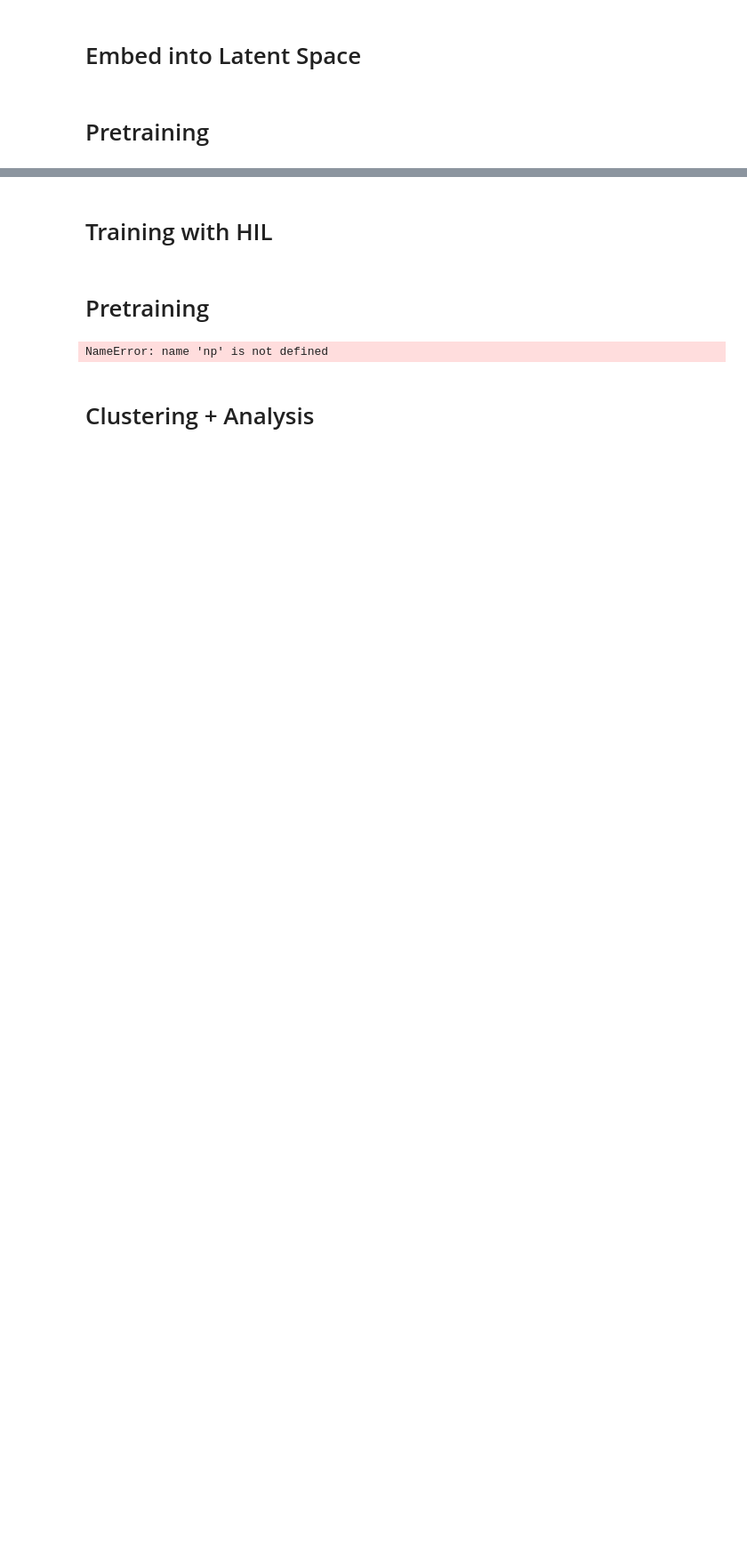
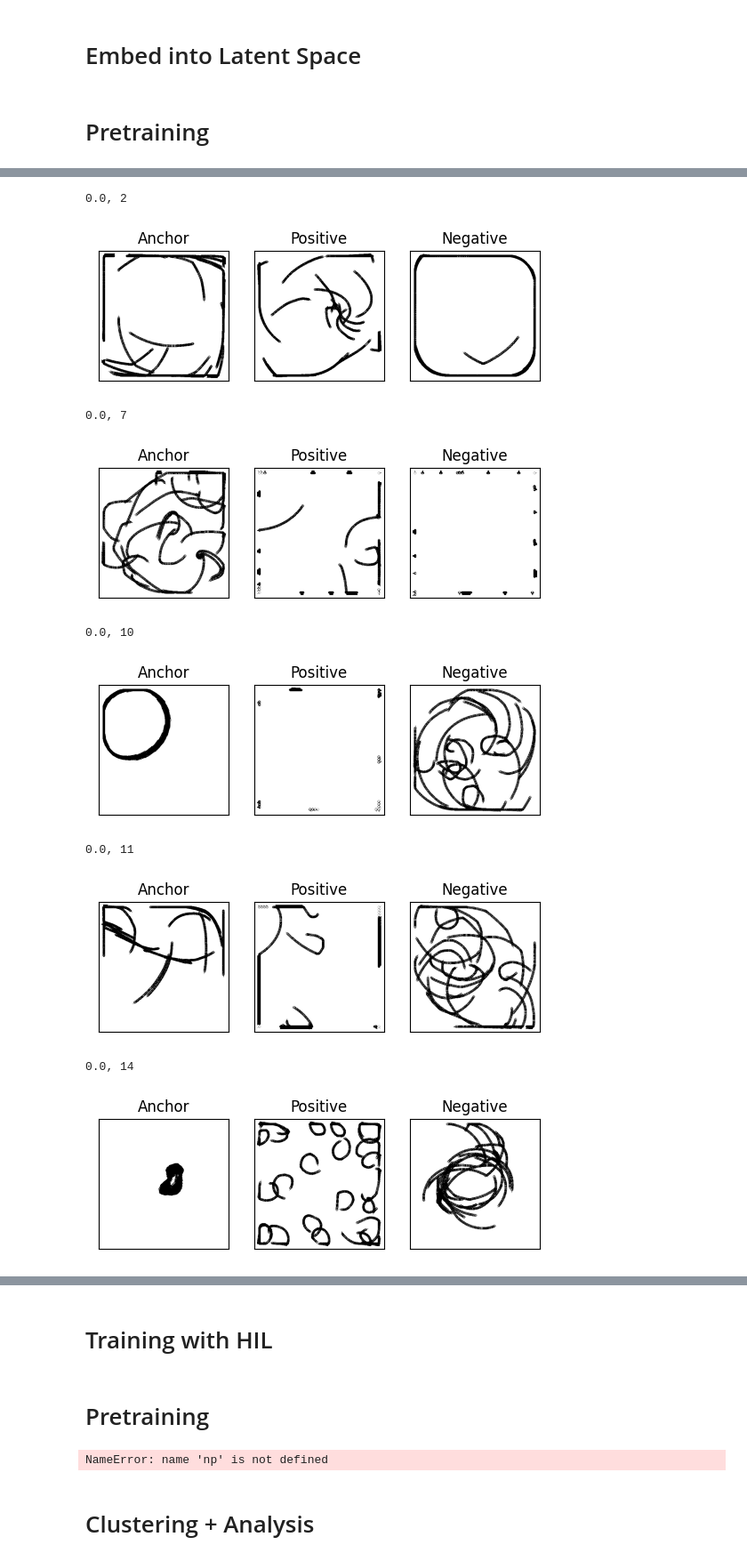
Before and after one commit to Connor-Mattson/SwarmBehaviorDiscovery, a Jupyter notebook: ensemble_augmented_model.ipynb, the cells around one changed output, grey strips where cells are left out. Shown at 89% size. Drawn from its saved outputs; the diff is of its cells as text; code cells hidden in the pictures; blank space fills up the shorter version.

```diff
--- a/ensemble_augmented_model.ipynb
+++ b/ensemble_augmented_model.ipynb
@@ -276,0 +306,34 @@ plot.show()
+# %%
+from scipy import ndimage
+entropy_i = [(e, i) for i, e in enumerate(entropy)]
+entropy_i.sort()
+
+for j in range(10):
+    e, i = entropy_i[j]
+    print(f"{e}, {i}")
+    fig, (ax1, ax2, ax3) = plot.subplots(1, 3)
+    ax1.imshow(retrieved_data[rand_samp[i][0]][0], cmap='Greys')
+    ax1.set_title("Anchor")
+    ax1.set_xticks([])
+    ax1.set_yticks([])
+    # ax2.imshow(ndimage.rotate(retrieved_data[rand_samp[i][0]][0], 90), cmap='Greys')
+    ax2.imshow(retrieved_data[rand_samp[i][1]][0], cmap='Greys')
+    ax2.set_title("Positive")
+    ax2.set_xticks([])
+    ax2.set_yticks([])
+    ax3.imshow(retrieved_data[rand_samp[i][2]][0], cmap='Greys')
+    ax3.set_title("Negative")
+    ax3.set_xticks([])
+    ax3.set_yticks([])
+    plot.show()
+# %% [output]
+0.0, 2
+[figure, added]
+0.0, 7
+[figure, added]
+0.0, 10
+[figure, added]
+0.0, 11
+[figure, added]
+0.0, 14
+[figure, added]
```
Also changed, not shown: parts of 18 cells of this notebook, 1 other file.
